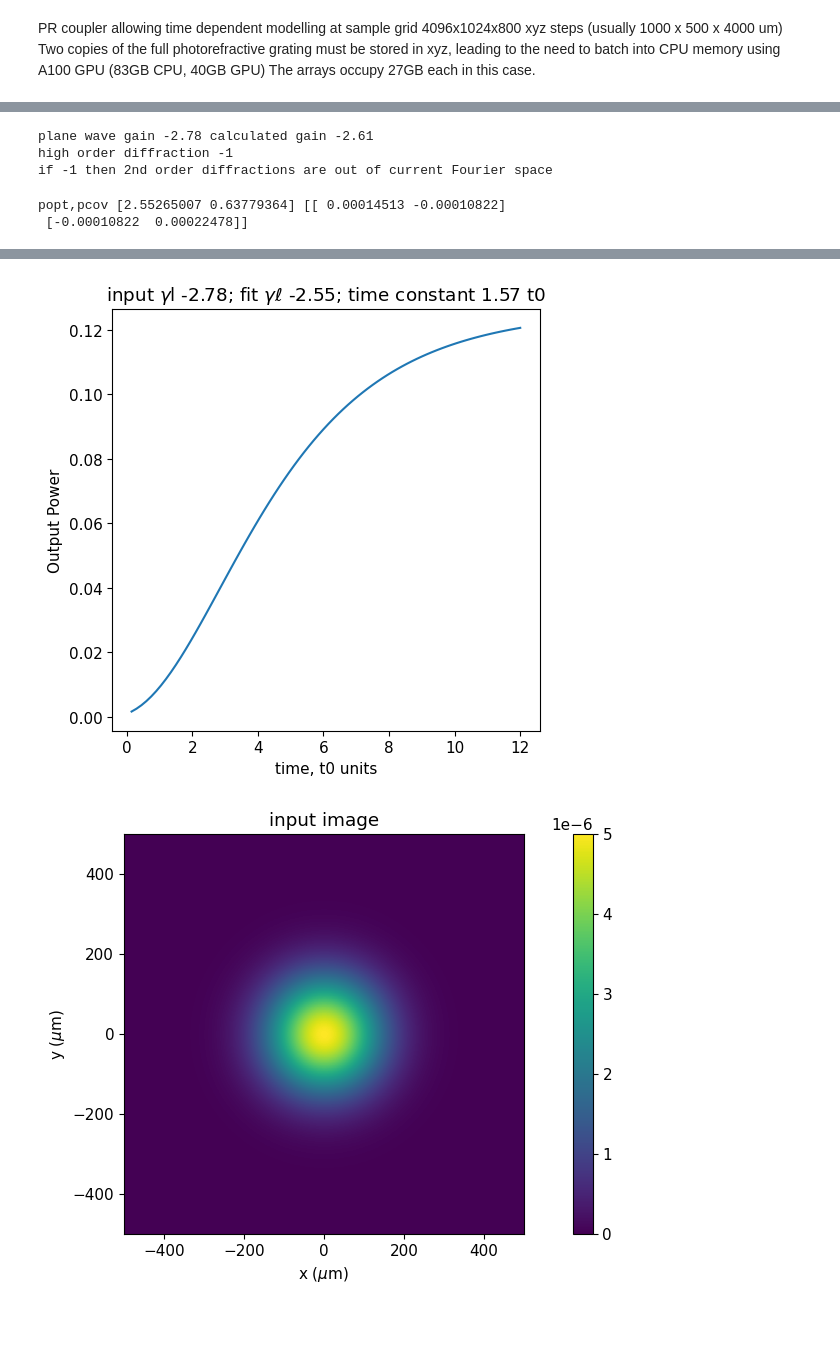
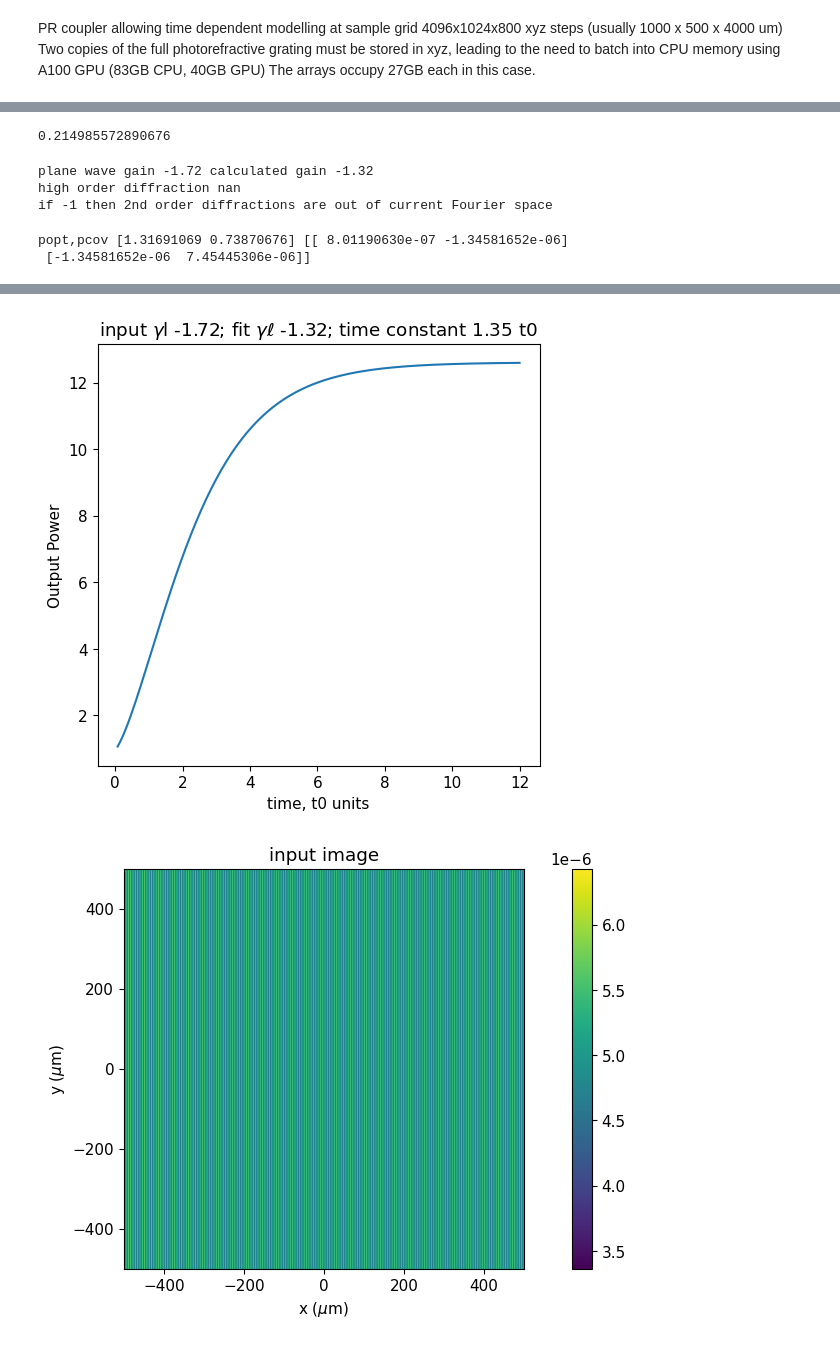
Before and after one commit to mcroning/Nonlinear-Beam-Propagation, a Jupyter notebook: PRcoupler.ipynb, the cells around one changed output, grey strips where cells are left out. Cells and saved outputs as stored; diff of their text form; code cells hidden in the pictures.

```diff
--- a/PRcoupler.ipynb
+++ b/PRcoupler.ipynb
@@ -46,7 +46,7 @@ Resolving deltas: 100% (128/128), done.
 # %%
 
 # @title Set Parameters { run: "auto" }
-gain_length_product = -2.78 # @param {type:"number"}
+gain_length_product = -1.72 # @param {type:"number"}
 intensity_beam_ratio_2_to_1 = 200000 # @param {type:"number"}
 image_on_beam = "No Image" # @param ["No Image","Beam 1","Beam 2","Beams 1 & 2"]
 image_type = "real image" # @param ["real image", "phase image"]
@@ -67,29 +67,29 @@ interaction_length_um = 4000 # @param {type:"number"}
 z_step_um = 20 # @param {type:"number"}
 wavelength_um = 0.625 # @param {type:"number"}
 beam_waist_1 = 200 # @param {type:"number"}
-beam_waist_2 = 500 # @param {type:"number"}
-external_angle_beam_1 = 0.16 # @param {type:"number"}
-external_angle_beam_2 = -0.16 # @param {type:"number"}
+beam_waist_2 = 200 # @param {type:"number"}
+external_angle_beam_1 = 0.214985572890676 # @param {type:"number"}
+external_angle_beam_2 = -0.214985572890676 # @param {type:"number"}
 azimuth_1 = 0 # @param {type:"number"}
 azimuth_2 = 0 # @param {type:"number"}
 prop_random_steps = False # @param {type:"boolean"}
 backpropagate_output_image = True # @param {type:"boolean"}
 time_behavior = "Time Dependent" # @param ["Static", "Time Dependent"]
-number_of_time_steps = 80 # @param {type:"integer"}
+number_of_time_steps = 160 # @param {type:"integer"}
 end_time_t0 = 12 # @param {type:"number"}
 batchnum_spec = 1 # @param {type:"number"}
 batchnum_spec=int(batchnum_spec)
 fanning_study = False # @param {type:"boolean"}
 save_noise = False # @param {type:"boolean"}
 use_old_noise = False # @param {type:"boolean"}
-Google_drive_save_folder = "gl2p78_fischertd_good" # @param {type:"string"}
-save_output = True # @param {type:"boolean"}
+Google_drive_save_folder = "glm1p72_fischertd_good" # @param {type:"string"}
+save_output = False # @param {type:"boolean"}
 relative_dielectric_constant = 2500 # @param {type:"number"}
 mobile_charge_density = 6.4e22 # @param {type:"number"}
 temperature_K = 293 # @param {type:"number"}
 refractive_index = 2.4 # @param {type:"number"}
 dark_intensity = 0.01 # @param {type:"number"}
-Tukey_window_edge = 0.1 # @param {type:"number"}
+Tukey_window_edge = 0. # @param {type:"number"}
 folder=Google_drive_save_folder
 savedata=save_output
 kt=kerr_coeff
@@ -258,6 +258,12 @@ prdata={
 w1
 # %% [output]
 [interactive output not drawn]
+# %%
+# fraction of nyquist period to use to find incidence angel for smooth periodic gratings
+n_nyquist=2
+np.arcsin(xsamp*lm/2/xaper/n_nyquist)
+# %% [output]
+0.214985572890676
 # %%
 # @title input amplitude generation functions
 #ampxz: transverse amplitude cross section sampleed every fourth step (complex) [nsteps//4,xsamp,ysamp]
@@ -461,8 +467,9 @@ amp0=a(arrin,prdata,rotcoord) #load input field into GPU
 # find information about negative and positive going beams (beam 1, beam2)
 amp0p=cp.fft.ifft2(cp.fft.fft2(amp0)*(1-mask1))  #positive spatial frequency input field (beam 2 spatial frequencies)
 amp0m=cp.fft.ifft2(cp.fft.fft2(amp0)*mask1)  #negative spatial frequency input field
-ip0r=cp.sum(abs(amp0p)**2)  #input beam 2 intensity
-im0r=cp.sum(abs(amp0m)**2)  #input beam 1 intensity
+
+im0r=cp.sum(cp.sum(abs(amp0m)**2))/cp.sum(cp.sum(abs(amp0)**2)) # normalized beam 2 power
+ip0r=cp.sum(cp.sum(abs(amp0p)**2))/cp.sum(cp.sum(abs(amp0)**2)) # normalized beam 1 power
 
 #find beam intensity centered about axis of beam 1.  We assume that baem 1 will
 # most often be the image bearing beam
@@ -757,8 +764,8 @@ print('plane wave gain '+str(gl)+' calculated gain '+'{0:.2f}'.format(gain))
 print('high order diffraction',hidiff(ift[-1],prdata)[0])
 print('if -1 then 2nd order diffractions are out of current Fourier space')
 # %% [output]
-plane wave gain -2.78 calculated gain -2.61
-high order diffraction -1
+plane wave gain -1.72 calculated gain -1.32
+high order diffraction nan
 if -1 then 2nd order diffractions are out of current Fourier space
 # %%
 if timedep and 'escsfull_cpu' in locals():
@@ -769,7 +776,7 @@ if timedep and 'escsfull_cpu' in locals():
 plt.rcParams['figure.constrained_layout.use'] = True
 plt.rcParams["animation.html"] = "jshtml"
 rcParams.update({'font.size': 11})
-xsc_vmax=0.9
+
 def func(xx, aa, bb): #exponential gain fit
     return aa * np.exp(-bb * xx) - aa
 
@@ -843,7 +850,7 @@ if prdata['timedep']==True:
     for i in range(np.shape(ixz)[0]):
         im=ax10.imshow(ixz[i],
               extent=[-xaper/2000,xaper/2000,
-              prdata['rlen']/1000,0],aspect=1,vmax=xsc_vmax)
+              prdata['rlen']/1000,0],aspect=1,vmax=1.2)
         ims.append([im])
     cbar=fig4.colorbar(im,ax=ax10)
     ani1 = animation.ArtistAnimation(fig4, ims, interval=100, blit=True,
@@ -946,34 +953,34 @@ fig1,ax2=plt.subplots()  # intensity cross section
 
 ax2.set_title(r'cross section linear scale $\gamma \ell$ '+str(prdata['gl']))
 ax2.set_xlabel(r'x ($\mu$m)')
 ax2.set_ylabel(r'z ($\mu$m)')
 img=ax2.imshow(ixz[-1],
           extent=[-xaper/2,xaper/2,prdata['rlen'],0],vmax=np.max(ixz[-1]))
 cbar=figin.colorbar(img)
 
 iftf=ift[-1] #output far field
 fymax=ysamp/yaper/2
 fxmax=xsamp/xaper/2
 vscale=xsamp/xaper*yaper/ysamp
 
 
 
 if fanning_study:
     fig2,ax5 = plt.subplots() #output far field
     ax5.set_xlabel( r'x spatial frequency ($\mu m^{-1}$)')
     ax5.set_ylabel( r'y freq ($\mu m^{-1}$)')
     ax5.set_title( r'far field $\gamma \ell$ '+str(prdata['gl']))
     faneff=np.sum(mask*iftf)/np.sum(iftf)
     fanstr='{0:.2f}'.format(faneff)
     fanout=mask*iftf
 
     img=ax5.imshow(fanout.T,extent=[-fxmax,fxmax,-fymax,fymax],cmap='terrain')
     cbar=figin.colorbar(img,location='bottom')
     print('fanning efficiency',faneff)
 # %% [output]
-popt,pcov [2.55265007 0.63779364] [[ 0.00014513 -0.00010822]
- [-0.00010822  0.00022478]]
+popt,pcov [1.31691069 0.73870676] [[ 8.01190630e-07 -1.34581652e-06]
+ [-1.34581652e-06  7.45445306e-06]]
 [interactive output not drawn]
 [interactive output not drawn]
-[figure, old version]
+[figure, new version]
-[figure, old version]
+[figure, new version]
```
Also changed, not shown: parts of 18 cells of this notebook.
